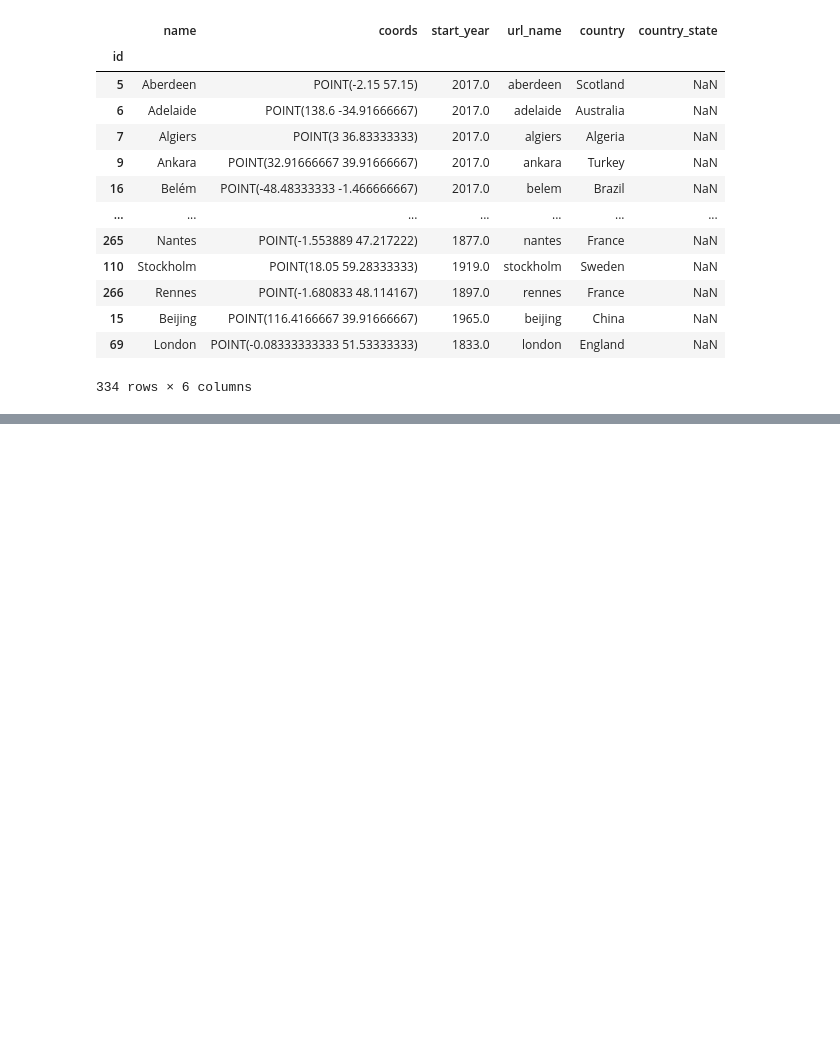
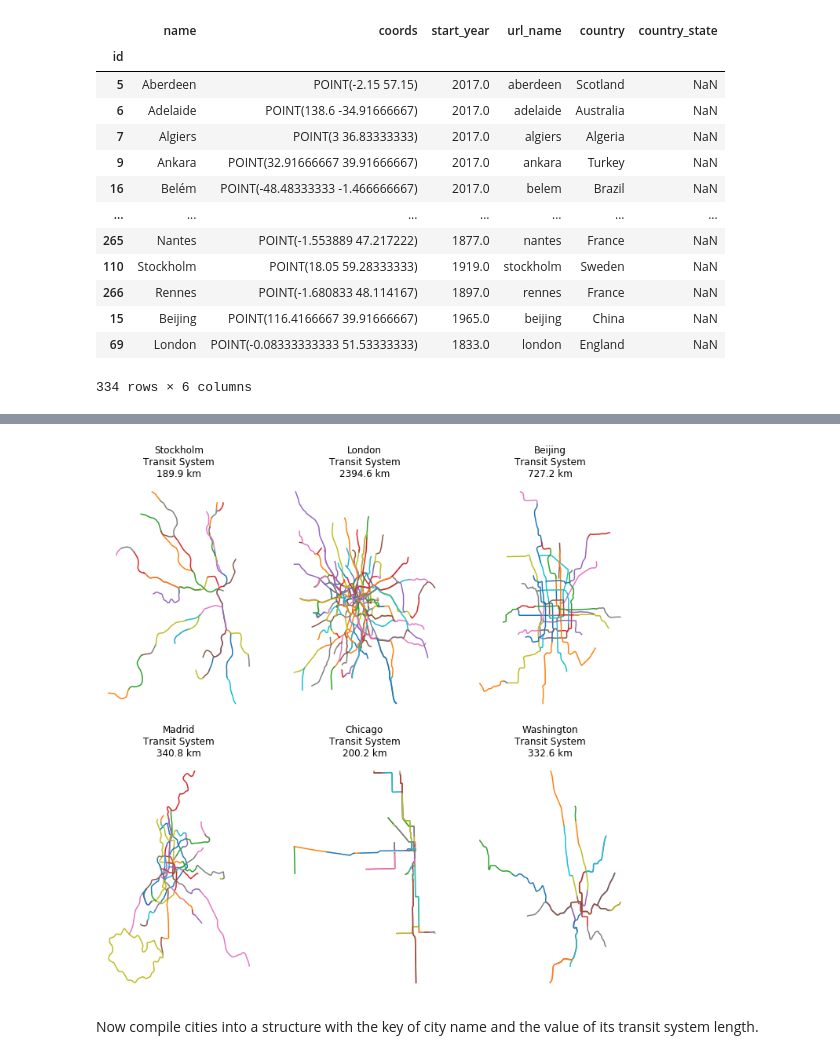
Before and after one commit to msds-5x01/python-programming-for-data-science, a Jupyter notebook: notebooks/CityLines.ipynb, the cells around one changed output, grey strips where cells are left out. Saved outputs shown, nothing was run; the diff lists cells and outputs as text; code cells hidden in the pictures; blank space fills up the shorter version.

```diff
--- a/notebooks/CityLines.ipynb
+++ b/notebooks/CityLines.ipynb
@@ -166,0 +244,10 @@ plt.axis(False);
+# %%
+codes = 110, 69, 15, 71, 147, 252, 114
+
+for code in codes:
+    name = cities['name'][code]
+    length = 0
+    for line in tracks[tracks['city_id'] == code]['geometry']:
+        xy = parse_linestring(line)
+        length += route_length(xy)
+    print(f"The length of the {name} transit system is {length:.1f} km")
@@ -166,0 +262,21 @@ plt.axis(False);
+# %%
+codes = 110, 69, 15, 71, 147, 252
+
+fig, axx = plt.subplots(2, 3, figsize=(12, 12))
+
+for code, ax in zip(codes, axx.flatten()):
+    name = cities['name'][code]
+    length = 0
+    for line in tracks[tracks['city_id'] == code]['geometry']:
+        xy = parse_linestring(line)
+        ax.plot(xy[:,0], xy[:, 1])
+        length += route_length(xy)
+    ax.set_title(f'{name}\nTransit System\n{length:.1f} km')
+    ax.axis(False);
+
+# save into a PNG file
+fig.savefig('map.png', dpi=300)
+# %% [output]
+[figure, added]
+# %% [markdown]
+Now compile cities into a structure with the key of city name and the value of its transit system length.
```
Also changed, not shown: parts of 30 cells of this notebook, 3 other files.
